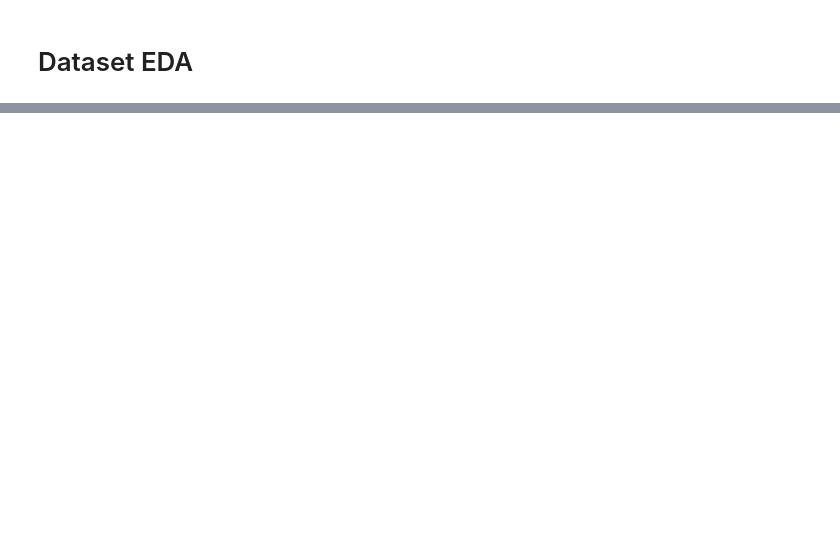
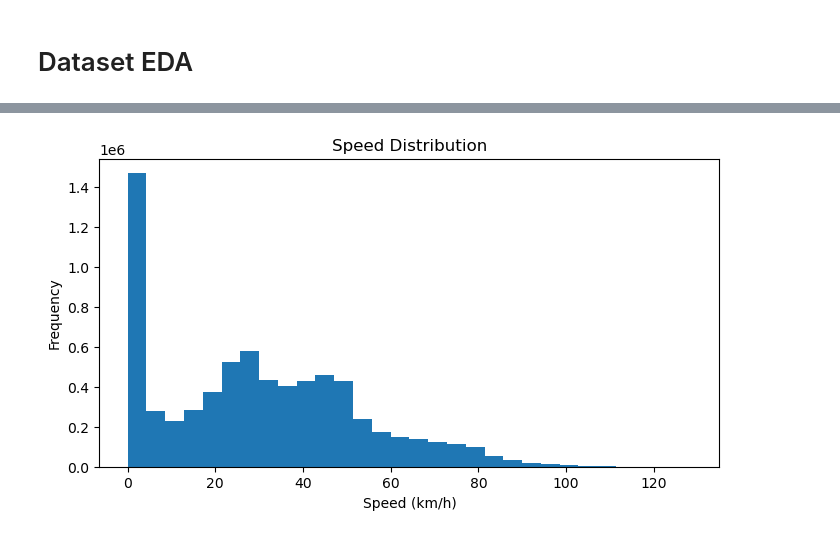
Before and after one commit to geokyr/diploma-thesis, a Jupyter notebook: dataset/dataset-eda.ipynb, the cells around one changed output, grey strips where cells are left out. Cells and saved outputs as stored; diff of their text form; code cells hidden in the pictures; blank space fills up the shorter version.

Commit message:
updated dataset eda notebook

```diff
--- a/dataset/dataset-eda.ipynb
+++ b/dataset/dataset-eda.ipynb
@@ -126,0 +12,4 @@ Data sorted by 'timestep_time'.
+# %%
+DATASET_PATH = "athens-osmWebWizard/dump-train-athens-10h.xml"
+
+TRAFFIC_GENERATION_PERIODS = [2.07, 1.27, 1.06, 1.05, 0.99, 0.90, 0.92, 0.91, 0.88, 0.93] + [1.0]
@@ -126,0 +75,13 @@ Data sorted by 'timestep_time'.
+# %%
+# Add derived columns
+df["second"] = df["timestep_time"].astype(int)
+df["hour"] = (df["timestep_time"] // 3600).astype(int)
+
+# Aggregations
+secondly = (
+    df.groupby("second").agg(avg_speed_kmh=("speed_kmh", "mean"), vehicle_count=("vehicle_id", "nunique")).reset_index()
+)
+
+hourly = (
+    df.groupby("hour").agg(avg_speed_kmh=("speed_kmh", "mean"), vehicle_count=("vehicle_id", "nunique")).reset_index()
+)
@@ -126,0 +90,75 @@ Data sorted by 'timestep_time'.
+# %%
+# 1) Histogram of speeds (km/h)
+plt.figure(figsize=(8, 4))
+plt.hist(df["speed_kmh"], bins=30)
+plt.title("Speed Distribution")
+plt.xlabel("Speed (km/h)")
+plt.ylabel("Frequency")
+plt.show()
+
+# 2) Avg speed per second
+plt.figure(figsize=(10, 4))
+plt.plot(secondly["second"], secondly["avg_speed_kmh"])
+plt.title("Average Speed per Second")
+plt.xlabel("Second")
+plt.ylabel("Speed (km/h)")
+plt.show()
+
+# 3) Vehicle count per second
+plt.figure(figsize=(10, 4))
+plt.plot(secondly["second"], secondly["vehicle_count"])
+plt.title("Vehicle Count per Second")
+plt.xlabel("Second")
+plt.ylabel("Count")
+plt.show()
+
+# 4) Avg speed per hour
+plt.figure(figsize=(6, 4))
+plt.plot(hourly["hour"], hourly["avg_speed_kmh"], marker="o")
+plt.title("Average Speed per Hour")
+plt.xlabel("Hour")
+plt.ylabel("Speed (km/h)")
+plt.show()
+
+# 5) Vehicle count per hour
+plt.figure(figsize=(6, 4))
+plt.plot(hourly["hour"], hourly["vehicle_count"], marker="o")
+plt.title("Vehicle Count per Hour")
+plt.xlabel("Hour")
+plt.ylabel("Count")
+plt.show()
+
+# 6) Time series overlay: count & speed
+fig, ax1 = plt.subplots(figsize=(10, 4))
+ax1.plot(secondly["second"], secondly["vehicle_count"], label="Vehicle Count")
+ax1.set_xlabel("Second")
+ax1.set_ylabel("Count")
+ax2 = ax1.twinx()
+ax2.plot(secondly["second"], secondly["avg_speed_kmh"], label="Avg Speed (km/h)", linestyle="--")
+ax2.set_ylabel("Speed (km/h)")
+fig.legend(loc="upper right")
+plt.title("Vehicle Count and Speed over Time")
+plt.show()
+
+# 7) Avg speed per hour with traffic generation periods overlay
+fig, ax1 = plt.subplots(figsize=(8, 5))
+
+ax1.plot(hourly["hour"], hourly["avg_speed_kmh"], marker="o", label="Avg Speed (km/h)")
+ax1.set_xlabel("Hour")
+ax1.set_ylabel("Avg Speed (km/h)")
+ax1.set_xticks(hourly["hour"])
+
+ax2 = ax1.twinx()
+ax2.plot(hourly["hour"], TRAFFIC_GENERATION_PERIODS, marker="s", linestyle="--", label="Gen. Period (s)")
+ax2.set_ylabel("Traffic Gen Period (s)")
+
+# Combine legends
+lines_1, labels_1 = ax1.get_legend_handles_labels()
+lines_2, labels_2 = ax2.get_legend_handles_labels()
+fig.legend(lines_1 + lines_2, labels_1 + labels_2, loc="upper right")
+
+plt.title("Average Speed and Traffic Generation Periods per Hour")
+plt.tight_layout()
+plt.show()
+# %% [output]
+[figure, added]
```
Also changed, not shown: parts of 11 cells of this notebook.
